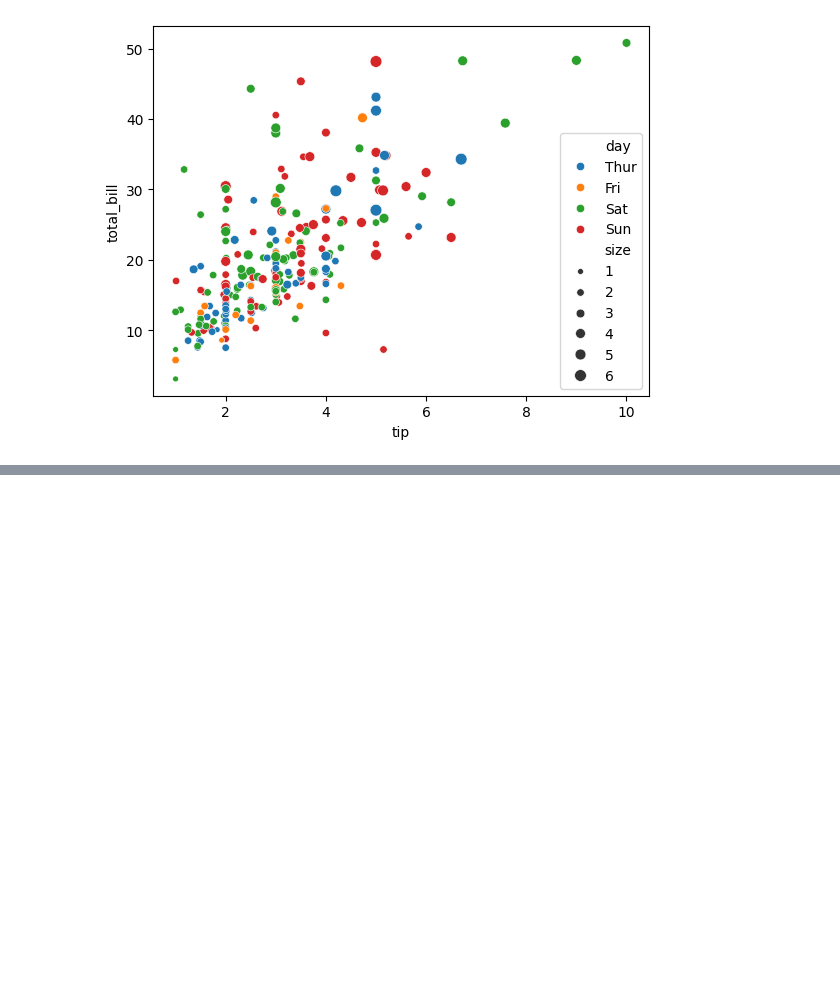
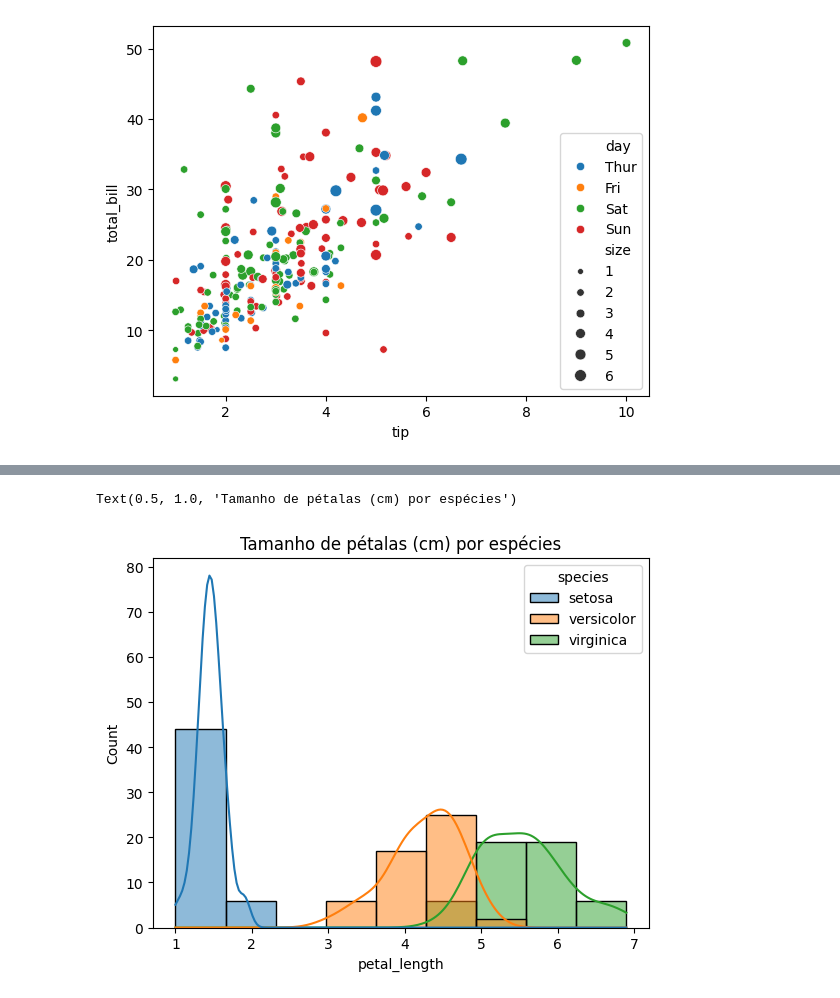
Before and after one commit to dreinerjvsn/pandas-wine, a Jupyter notebook: sea.ipynb, the cells around one changed output, grey strips where cells are left out. Saved outputs shown, nothing was run; the diff lists cells and outputs as text; code cells hidden in the pictures; blank space fills up the shorter version.

```diff
--- a/sea.ipynb
+++ b/sea.ipynb
@@ -58,0 +87,6 @@ Considerando que todas as gorjetas são pagas em dólares
+# %%
+sns.histplot(data=iris,x=iris['petal_length'],hue=iris['species'],kde=True)
+plt.title("Tamanho de pétalas (cm) por espécies")
+# %% [output]
+Text(0.5, 1.0, 'Tamanho de pétalas (cm) por espécies')
+[figure, added]
```
Also changed, not shown: parts of 10 cells of this notebook, 1 other file.
